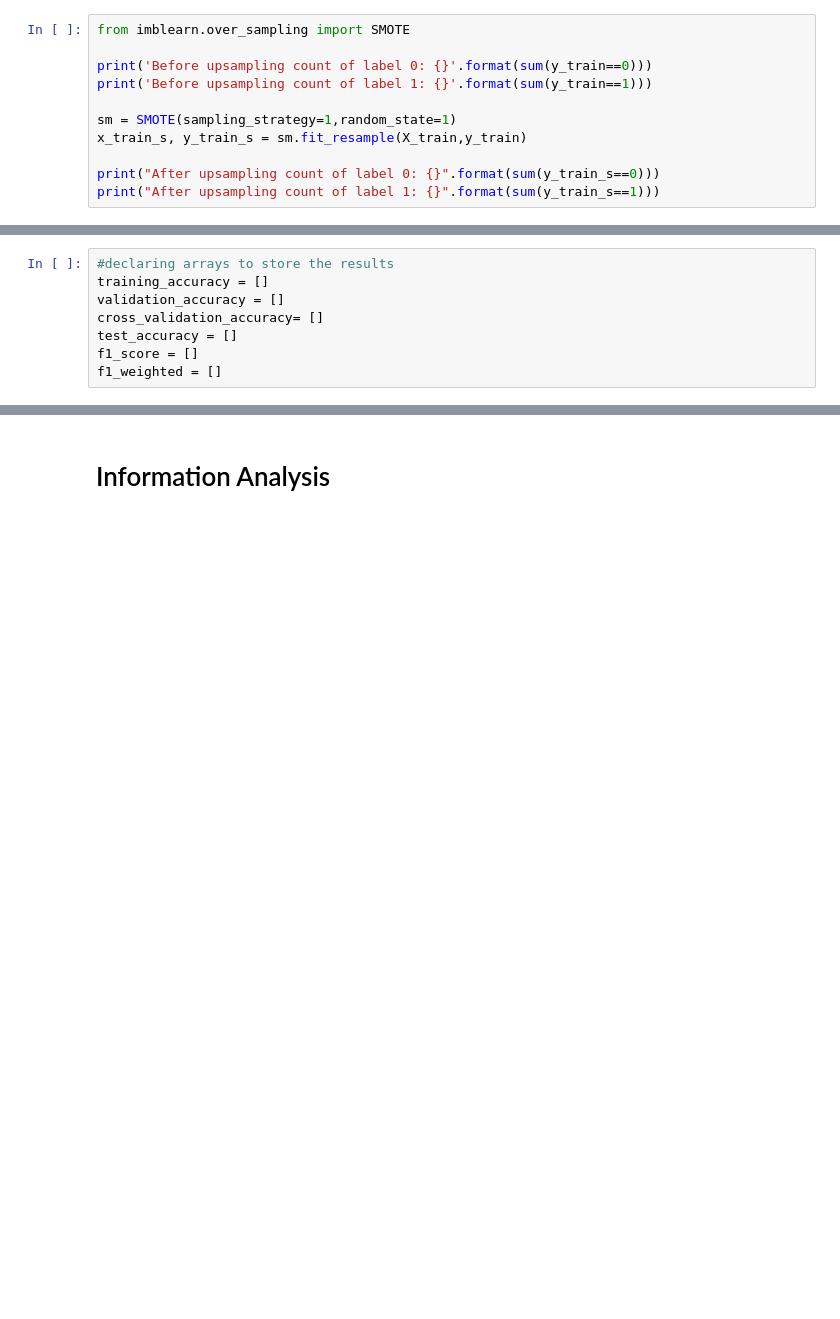
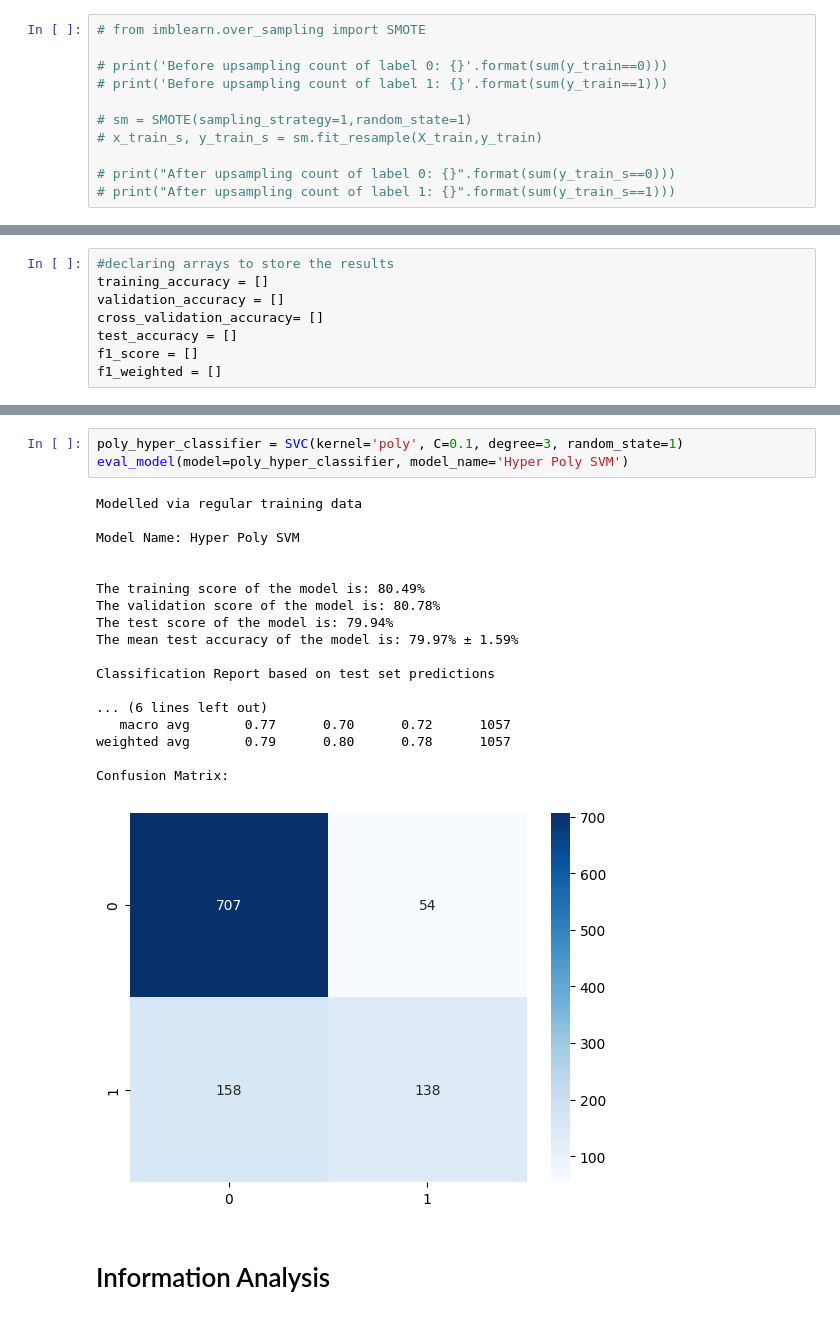
Before and after one commit to DevinduSamarasinghe/ml-ass1-churnPredictor, a Jupyter notebook: SVM_IT21003332.ipynb, the cells around one changed output, grey strips where cells are left out. Cells and saved outputs as stored; diff of their text form; blank space fills up the shorter version.

```diff
--- a/SVM_IT21003332.ipynb
+++ b/SVM_IT21003332.ipynb
@@ -295,13 +295,13 @@ sns.countplot(x='Churn', data=dataset)
 <Axes: xlabel='Churn', ylabel='count'>
 [figure]
 # %%
-from imblearn.over_sampling import SMOTE
+# from imblearn.over_sampling import SMOTE
 
-print('Before upsampling count of label 0: {}'.format(sum(y_train==0)))
-print('Before upsampling count of label 1: {}'.format(sum(y_train==1)))
+# print('Before upsampling count of label 0: {}'.format(sum(y_train==0)))
+# print('Before upsampling count of label 1: {}'.format(sum(y_train==1)))
 
-sm = SMOTE(sampling_strategy=1,random_state=1)
-x_train_s, y_train_s = sm.fit_resample(X_train,y_train)
+# sm = SMOTE(sampling_strategy=1,random_state=1)
+# x_train_s, y_train_s = sm.fit_resample(X_train,y_train)
 
-print("After upsampling count of label 0: {}".format(sum(y_train_s==0)))
-print("After upsampling count of label 1: {}".format(sum(y_train_s==1)))
+# print("After upsampling count of label 0: {}".format(sum(y_train_s==0)))
+# print("After upsampling count of label 1: {}".format(sum(y_train_s==1)))
@@ -517,3 +490,25 @@ Confusion Matrix:
+# %%
+poly_hyper_classifier = SVC(kernel='poly', C=0.1, degree=3, random_state=1)
+eval_model(model=poly_hyper_classifier, model_name='Hyper Poly SVM')
+# %% [output]
+Modelled via regular training data
+
+Model Name: Hyper Poly SVM
+
+
+The training score of the model is: 80.49%
+The validation score of the model is: 80.78%
+The test score of the model is: 79.94%
+The mean test accuracy of the model is: 79.97% ± 1.59%
+
+Classification Report based on test set predictions
+
+... (6 lines left out)
+   macro avg       0.77      0.70      0.72      1057
+weighted avg       0.79      0.80      0.78      1057
+
+Confusion Matrix:
+[figure, added]
 # %% [markdown]
 # Information Analysis
 # %%
```
Also changed, not shown: parts of 28 cells of this notebook, 3 other files.
